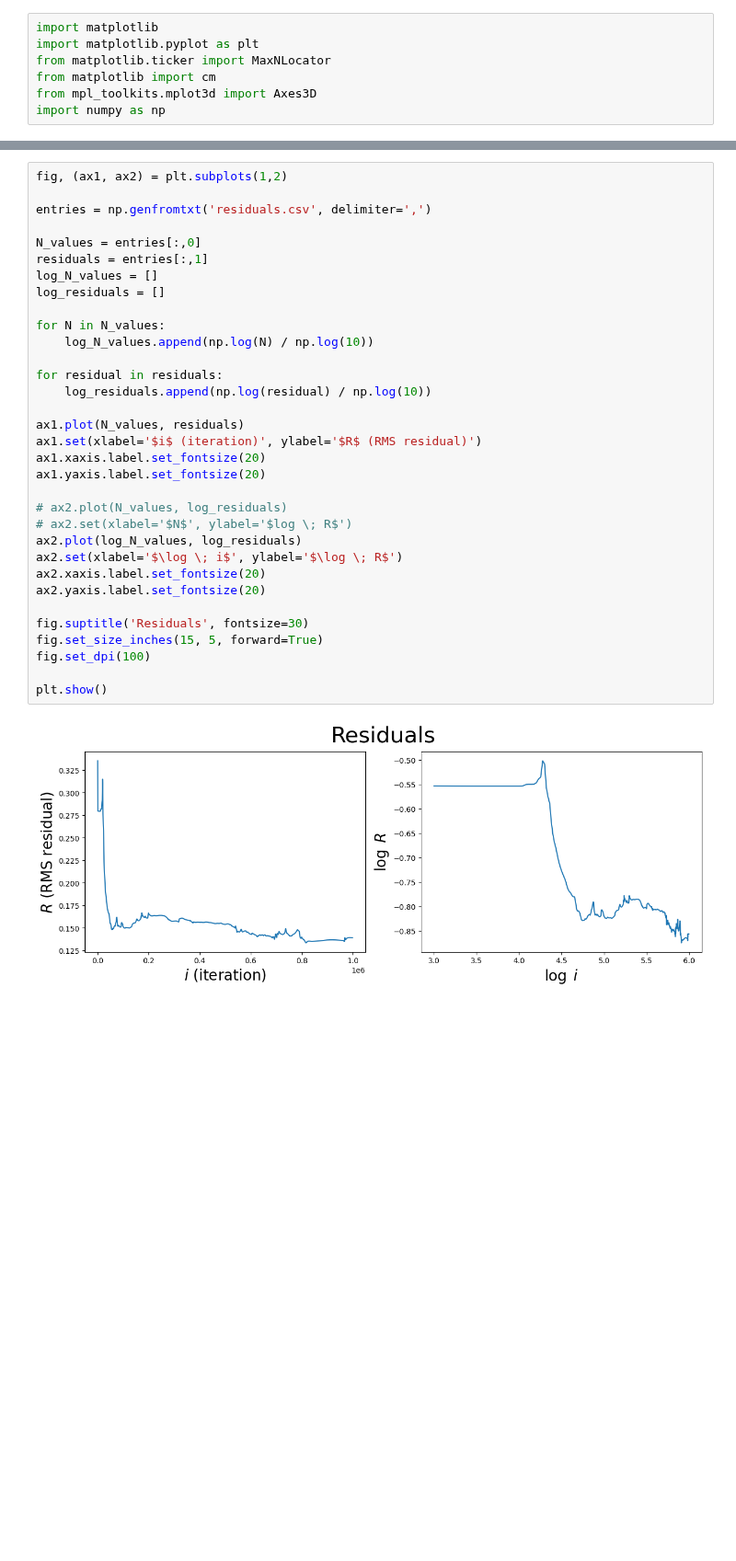
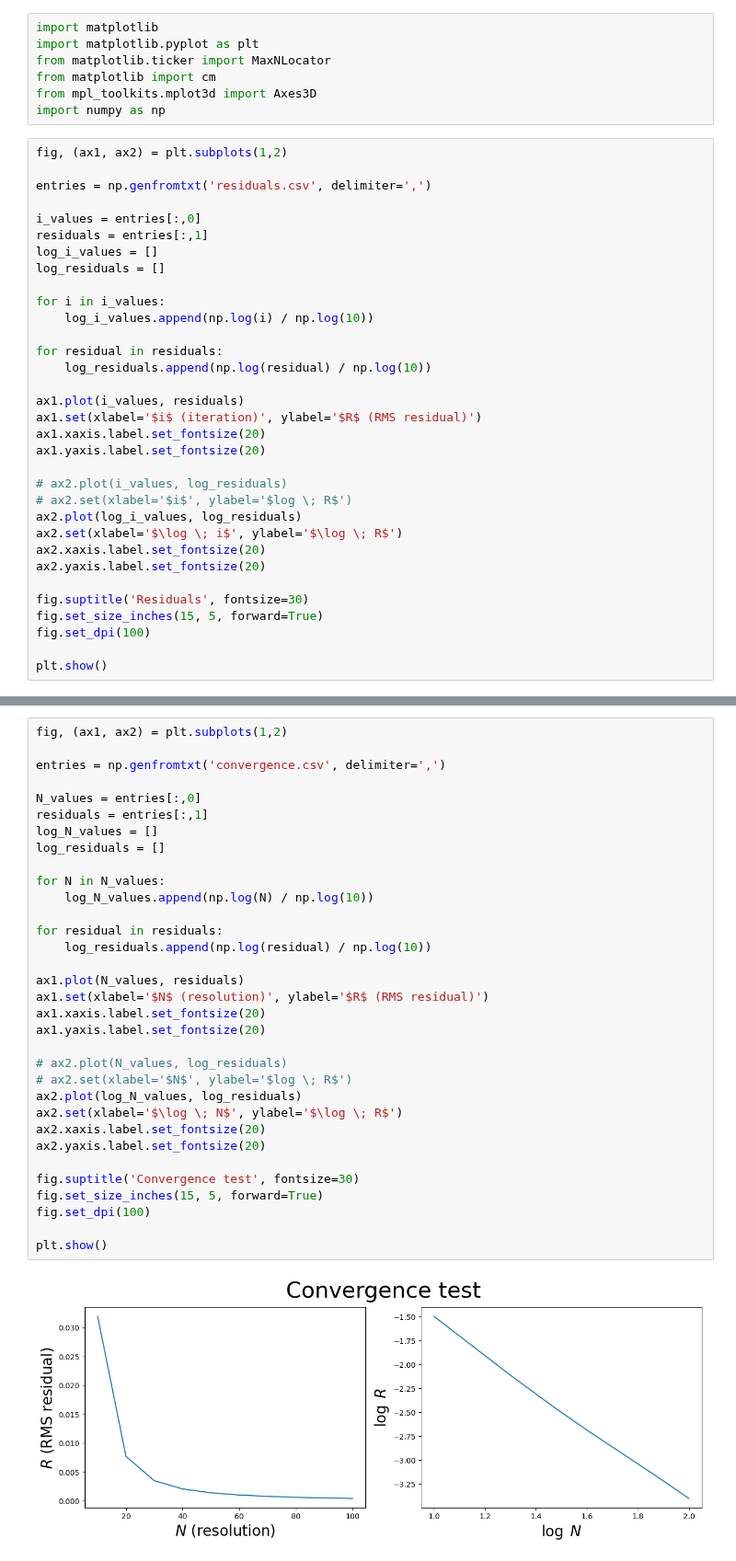
Before and after one commit to iago-mendes/eucled, a Jupyter notebook: src/exercises/06-relaxation/assets/plots.ipynb, the cells around one changed output, grey strips where cells are left out. Shown at 92% size. Saved outputs shown, nothing was run; the diff lists cells and outputs as text; blank space fills up the shorter version.

Commit message:
Test relaxation for convergence.

```diff
--- a/src/exercises/06-relaxation/assets/plots.ipynb
+++ b/src/exercises/06-relaxation/assets/plots.ipynb
@@ -5,3 +5,36 @@ from matplotlib.ticker import MaxNLocator
 from matplotlib import cm
 from mpl_toolkits.mplot3d import Axes3D
 import numpy as np
+# %%
+fig, (ax1, ax2) = plt.subplots(1,2)
+
+entries = np.genfromtxt('residuals.csv', delimiter=',')
+
+i_values = entries[:,0]
+residuals = entries[:,1]
+log_i_values = []
+log_residuals = []
+
+for i in i_values:
+	log_i_values.append(np.log(i) / np.log(10))
+
+for residual in residuals:
+	log_residuals.append(np.log(residual) / np.log(10))
+
+ax1.plot(i_values, residuals)
+ax1.set(xlabel='$i$ (iteration)', ylabel='$R$ (RMS residual)')
+ax1.xaxis.label.set_fontsize(20)
+ax1.yaxis.label.set_fontsize(20)
+
+# ax2.plot(i_values, log_residuals)
+# ax2.set(xlabel='$i$', ylabel='$log \; R$')
+ax2.plot(log_i_values, log_residuals)
+ax2.set(xlabel='$\log \; i$', ylabel='$\log \; R$')
+ax2.xaxis.label.set_fontsize(20)
+ax2.yaxis.label.set_fontsize(20)
+
+fig.suptitle('Residuals', fontsize=30)
+fig.set_size_inches(15, 5, forward=True)
+fig.set_dpi(100)
+
+plt.show()
@@ -8,35 +43,35 @@ import numpy as np
 # %%
 fig, (ax1, ax2) = plt.subplots(1,2)
 
-entries = np.genfromtxt('residuals.csv', delimiter=',')
+entries = np.genfromtxt('convergence.csv', delimiter=',')
 
 N_values = entries[:,0]
 residuals = entries[:,1]
 log_N_values = []
 log_residuals = []
 
 for N in N_values:
 	log_N_values.append(np.log(N) / np.log(10))
 
 for residual in residuals:
 	log_residuals.append(np.log(residual) / np.log(10))
 
 ax1.plot(N_values, residuals)
-ax1.set(xlabel='$i$ (iteration)', ylabel='$R$ (RMS residual)')
+ax1.set(xlabel='$N$ (resolution)', ylabel='$R$ (RMS residual)')
 ax1.xaxis.label.set_fontsize(20)
 ax1.yaxis.label.set_fontsize(20)
 
 # ax2.plot(N_values, log_residuals)
 # ax2.set(xlabel='$N$', ylabel='$log \; R$')
 ax2.plot(log_N_values, log_residuals)
-ax2.set(xlabel='$\log \; i$', ylabel='$\log \; R$')
+ax2.set(xlabel='$\log \; N$', ylabel='$\log \; R$')
 ax2.xaxis.label.set_fontsize(20)
 ax2.yaxis.label.set_fontsize(20)
 
-fig.suptitle('Residuals', fontsize=30)
+fig.suptitle('Convergence test', fontsize=30)
 fig.set_size_inches(15, 5, forward=True)
 fig.set_dpi(100)
 
 plt.show()
 # %% [output]
-[figure, old version]
+[figure, new version]
```
Also changed, not shown: parts of 1 cell of this notebook, 3 other files.
